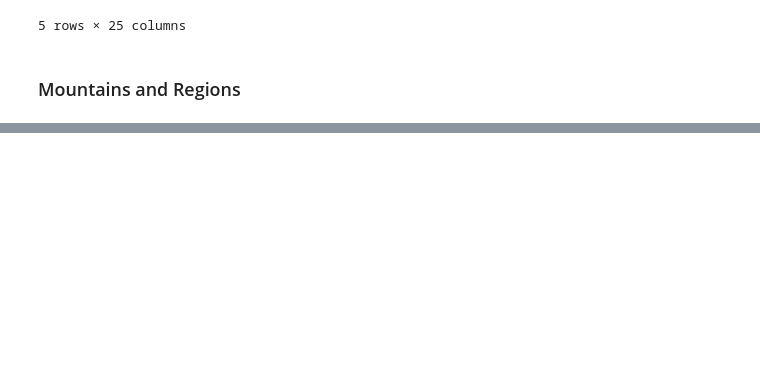
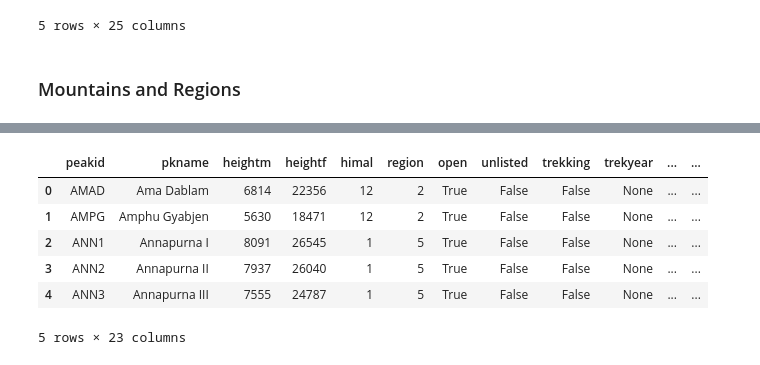
Before and after one commit to bastien-winant/himalayan-db-ingest, a Jupyter notebook: scripts/peaks.ipynb, the cells around one changed output, grey strips where cells are left out. Drawn from its saved outputs; the diff is of its cells as text; code cells hidden in the pictures; blank space fills up the shorter version.

```diff
--- a/scripts/peaks.ipynb
+++ b/scripts/peaks.ipynb
@@ -92,0 +100,2 @@ df.head()
+# %%
+df['host'] = apply_map(df.phost, host_map).str.split(";")
@@ -92,0 +105,12 @@ df.head()
+# %%
+df.drop(['phost', 'host'], axis=1, inplace=True)
+# %%
+df.head()
+# %% [output]
+|  | peakid | pkname | heightm | heightf | himal | region | open | unlisted | trekking | trekyear | ... | ... |
+| 0 | AMAD | Ama Dablam | 6814 | 22356 | 12 | 2 | True | False | False | None | ... | ... |
+| 1 | AMPG | Amphu Gyabjen | 5630 | 18471 | 12 | 2 | True | False | False | None | ... | ... |
+| 2 | ANN1 | Annapurna I | 8091 | 26545 | 1 | 5 | True | False | False | None | ... | ... |
+| 3 | ANN2 | Annapurna II | 7937 | 26040 | 1 | 5 | True | False | False | None | ... | ... |
+| 4 | ANN3 | Annapurna III | 7555 | 24787 | 1 | 5 | True | False | False | None | ... | ... |
+5 rows × 23 columns
```
Also changed, not shown: parts of 26 cells of this notebook, 3 other files.
